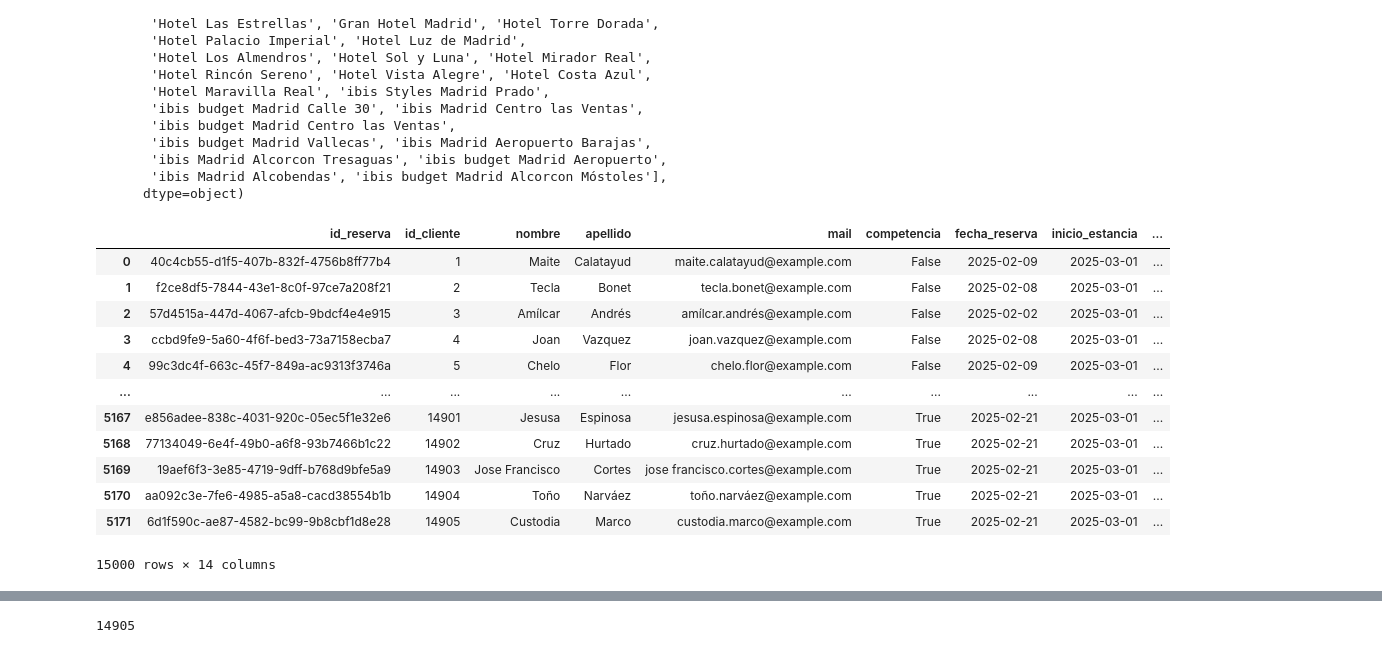
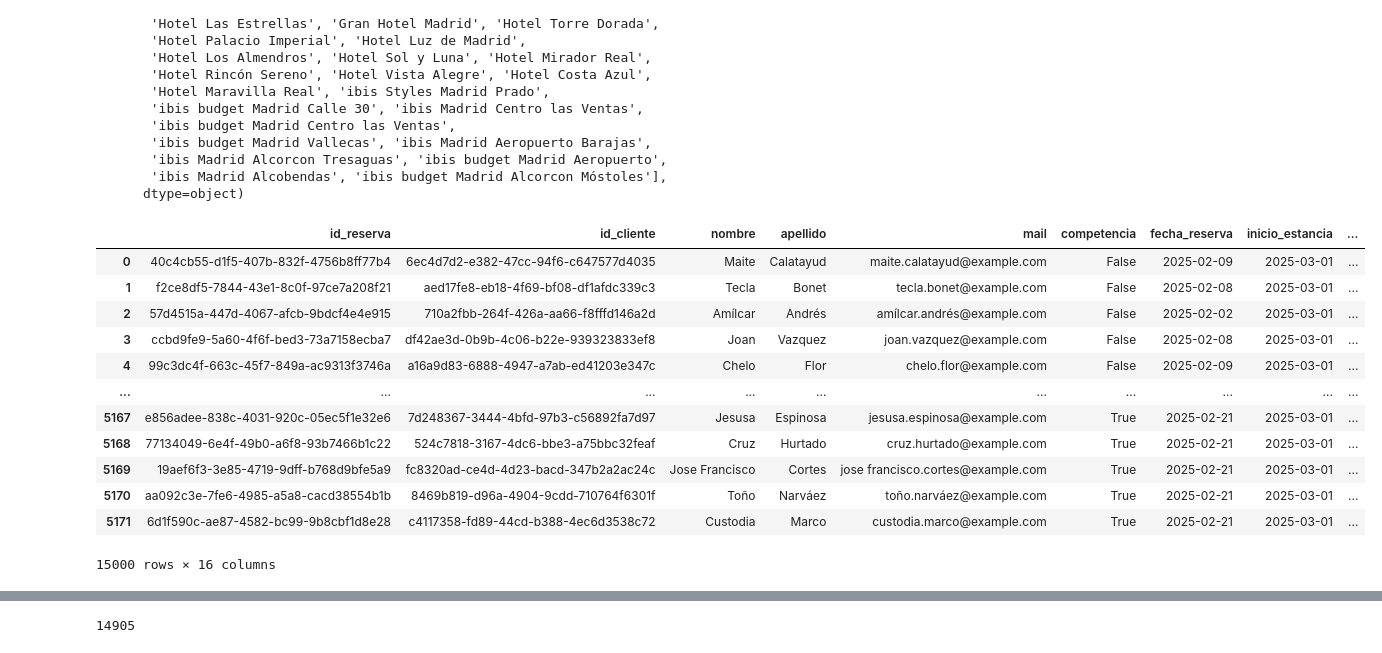
Before and after one commit to Gabijc/Proyecto_ETL_Hoteles, a Jupyter notebook: Notebooks/Analisis_inicial.ipynb, the cells around one changed output, grey strips where cells are left out. Drawn from its saved outputs; the diff is of its cells as text; code cells hidden in the pictures.

```diff
--- a/Notebooks/Analisis_inicial.ipynb
+++ b/Notebooks/Analisis_inicial.ipynb
@@ -795,19 +816,17 @@ array(['6ec4d7d2-e382-47cc-94f6-c647577d4035',
       shape=(14847,), dtype=object)
 # %%
 # Creamos una función que nos permite realizar el cambio del id de cliente, creando uno nuevo que será seriado, y de tipo string
-def cambio_id(dataframe, lista_columnas):
+def cambio_id(dataframe, lista_columnas, nombre_columna_nueva):
 
     lista = dataframe[lista_columnas[0]].unique()
     diccionario = {}
     conteo = 1
     for elemento in lista:
-        if elemento == '':
-            diccionario[elemento] = np.nan
-        else:
-            diccionario[elemento] = conteo
-            conteo += 1
 
-    dataframe[lista_columnas[1]] = dataframe[lista_columnas[0]].map(diccionario).astype(str)
+        diccionario[elemento] = conteo
+        conteo += 1
+
+    dataframe[nombre_columna_nueva] = dataframe[lista_columnas[0]].map(diccionario).astype(str)
     return dataframe
 # %%
 # Aplicamos la función y comprobamos que se ha realizado el cambio correctamente
@@ -867,21 +891,21 @@ array(['Hotel Monte Verde', 'Hotel Brisas del Mar',
       dtype=object)
 # %%
 columnas_modif = ["nombre_hotel", "id_hotel"]
-cambio_id(data_final, columnas_modif)
+cambio_id(data_final, columnas_modif, "id_hotel_nuevo")
 # %% [output]
 |  | id_reserva | id_cliente | nombre | apellido | mail | competencia | fecha_reserva | inicio_estancia | ... |
-| 0 | 40c4cb55-d1f5-407b-832f-4756b8ff77b4 | 1 | Maite | Calatayud | maite.calatayud@example.com | False | 2025-02-09 | 2025-03-01 | ... |
-| 1 | f2ce8df5-7844-43e1-8c0f-97ce7a208f21 | 2 | Tecla | Bonet | tecla.bonet@example.com | False | 2025-02-08 | 2025-03-01 | ... |
-| 2 | 57d4515a-447d-4067-afcb-9bdcf4e4e915 | 3 | Amílcar | Andrés | amílcar.andrés@example.com | False | 2025-02-02 | 2025-03-01 | ... |
-| 3 | ccbd9fe9-5a60-4f6f-bed3-73a7158ecba7 | 4 | Joan | Vazquez | joan.vazquez@example.com | False | 2025-02-08 | 2025-03-01 | ... |
-| 4 | 99c3dc4f-663c-45f7-849a-ac9313f3746a | 5 | Chelo | Flor | chelo.flor@example.com | False | 2025-02-09 | 2025-03-01 | ... |
+| 0 | 40c4cb55-d1f5-407b-832f-4756b8ff77b4 | 6ec4d7d2-e382-47cc-94f6-c647577d4035 | Maite | Calatayud | maite.calatayud@example.com | False | 2025-02-09 | 2025-03-01 | ... |
+| 1 | f2ce8df5-7844-43e1-8c0f-97ce7a208f21 | aed17fe8-eb18-4f69-bf08-df1afdc339c3 | Tecla | Bonet | tecla.bonet@example.com | False | 2025-02-08 | 2025-03-01 | ... |
+| 2 | 57d4515a-447d-4067-afcb-9bdcf4e4e915 | 710a2fbb-264f-426a-aa66-f8fffd146a2d | Amílcar | Andrés | amílcar.andrés@example.com | False | 2025-02-02 | 2025-03-01 | ... |
+| 3 | ccbd9fe9-5a60-4f6f-bed3-73a7158ecba7 | df42ae3d-0b9b-4c06-b22e-939323833ef8 | Joan | Vazquez | joan.vazquez@example.com | False | 2025-02-08 | 2025-03-01 | ... |
+| 4 | 99c3dc4f-663c-45f7-849a-ac9313f3746a | a16a9d83-6888-4947-a7ab-ed41203e347c | Chelo | Flor | chelo.flor@example.com | False | 2025-02-09 | 2025-03-01 | ... |
 | ... | ... | ... | ... | ... | ... | ... | ... | ... | ... |
-| 5167 | e856adee-838c-4031-920c-05ec5f1e32e6 | 14901 | Jesusa | Espinosa | jesusa.espinosa@example.com | True | 2025-02-21 | 2025-03-01 | ... |
-| 5168 | 77134049-6e4f-49b0-a6f8-93b7466b1c22 | 14902 | Cruz | Hurtado | cruz.hurtado@example.com | True | 2025-02-21 | 2025-03-01 | ... |
-| 5169 | 19aef6f3-3e85-4719-9dff-b768d9bfe5a9 | 14903 | Jose Francisco | Cortes | jose francisco.cortes@example.com | True | 2025-02-21 | 2025-03-01 | ... |
-| 5170 | aa092c3e-7fe6-4985-a5a8-cacd38554b1b | 14904 | Toño | Narváez | toño.narváez@example.com | True | 2025-02-21 | 2025-03-01 | ... |
-| 5171 | 6d1f590c-ae87-4582-bc99-9b8cbf1d8e28 | 14905 | Custodia | Marco | custodia.marco@example.com | True | 2025-02-21 | 2025-03-01 | ... |
+| 5167 | e856adee-838c-4031-920c-05ec5f1e32e6 | 7d248367-3444-4bfd-97b3-c56892fa7d97 | Jesusa | Espinosa | jesusa.espinosa@example.com | True | 2025-02-21 | 2025-03-01 | ... |
+| 5168 | 77134049-6e4f-49b0-a6f8-93b7466b1c22 | 524c7818-3167-4dc6-bbe3-a75bbc32feaf | Cruz | Hurtado | cruz.hurtado@example.com | True | 2025-02-21 | 2025-03-01 | ... |
+| 5169 | 19aef6f3-3e85-4719-9dff-b768d9bfe5a9 | fc8320ad-ce4d-4d23-bacd-347b2a2ac24c | Jose Francisco | Cortes | jose francisco.cortes@example.com | True | 2025-02-21 | 2025-03-01 | ... |
+| 5170 | aa092c3e-7fe6-4985-a5a8-cacd38554b1b | 8469b819-d96a-4904-9cdd-710764f6301f | Toño | Narváez | toño.narváez@example.com | True | 2025-02-21 | 2025-03-01 | ... |
+| 5171 | 6d1f590c-ae87-4582-bc99-9b8cbf1d8e28 | c4117358-fd89-44cd-b388-4ec6d3538c72 | Custodia | Marco | custodia.marco@example.com | True | 2025-02-21 | 2025-03-01 | ... |
-15000 rows × 14 columns
+15000 rows × 16 columns
 # %%
 data_final.columns
 # %% [output]
```
Also changed, not shown: parts of 14 cells of this notebook, 2 other files.
